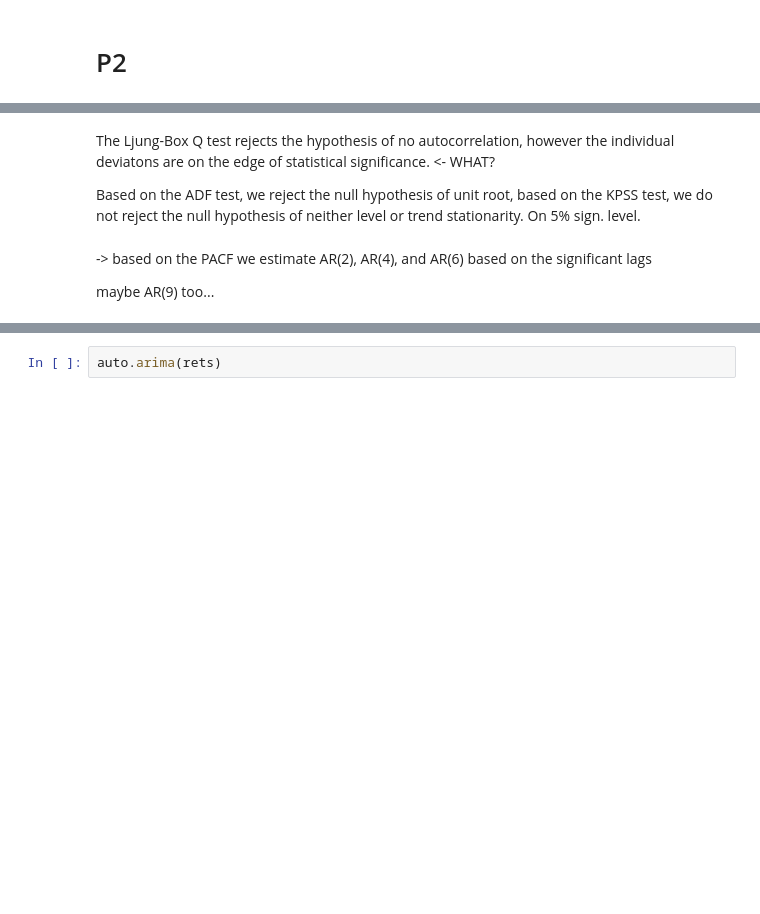
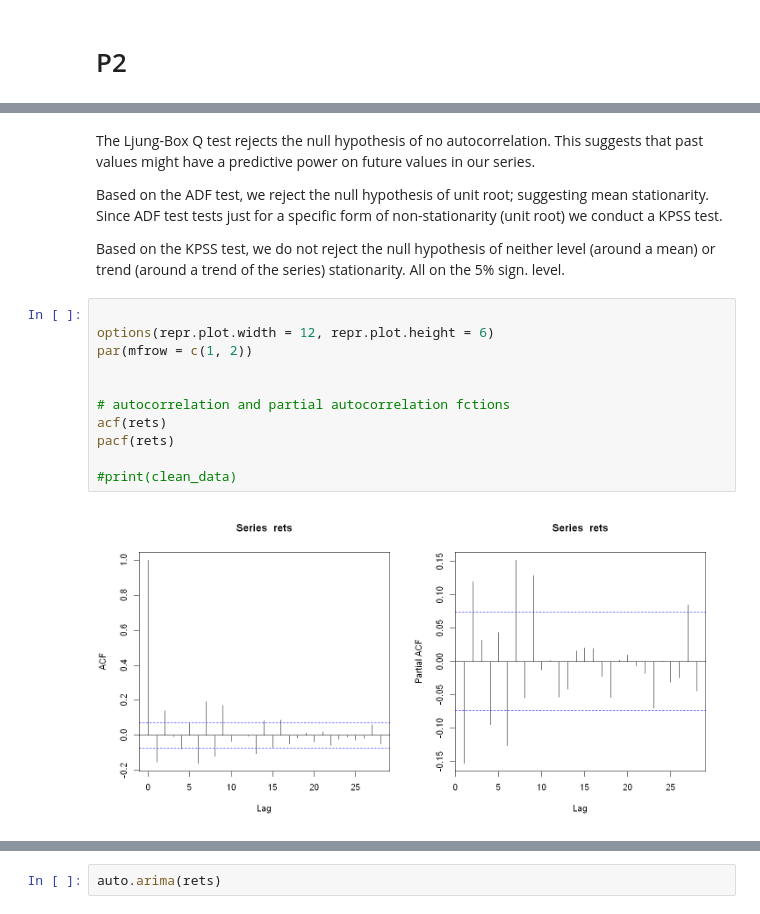
Before and after one commit to hawk-s/Financial_Econometrics, a Jupyter notebook: HA2/HA2_P2.ipynb, the cells around one changed output, grey strips where cells are left out. Drawn from its saved outputs; the diff is of its cells as text; blank space fills up the shorter version.

```diff
--- a/HA2/HA2_P2.ipynb
+++ b/HA2/HA2_P2.ipynb
@@ -175,10 +167,21 @@ Warning message in kpss.test(rets, null = "Trend"):
 data:  rets
 KPSS Trend = 0.088488, Truncation lag parameter = 6, p-value = 0.1
 # %% [markdown]
-The Ljung-Box Q test rejects the hypothesis of no autocorrelation, however the individual deviatons are on the edge of statistical significance. <- WHAT?
+The Ljung-Box Q test rejects the null hypothesis of no autocorrelation. This suggests that past values might have a predictive power on future values in our series.
 
-Based on the ADF test, we reject the null hypothesis of unit root, based on the KPSS test, we do not reject the null hypothesis of neither level or trend stationarity. On 5% sign. level.
+Based on the ADF test, we reject the null hypothesis of unit root; suggesting mean stationarity. Since ADF test tests just for a specific form of non-stationarity (unit root) we conduct a KPSS test.
+
+Based on the KPSS test, we do not reject the null hypothesis of neither level (around a mean) or trend (around a trend of the series) stationarity. All on the 5% sign. level.
-# %% [markdown]
--> based on the PACF we estimate AR(2), AR(4), and AR(6) based on the significant lags
-
-maybe AR(9) too...
+# %%
+
+options(repr.plot.width = 12, repr.plot.height = 6)
+par(mfrow = c(1, 2))
+
+
+# autocorrelation and partial autocorrelation fctions
+acf(rets)
+pacf(rets)
+
+#print(clean_data)
+# %% [output]
+[figure, added]
```
Also changed, not shown: parts of 38 cells of this notebook.
